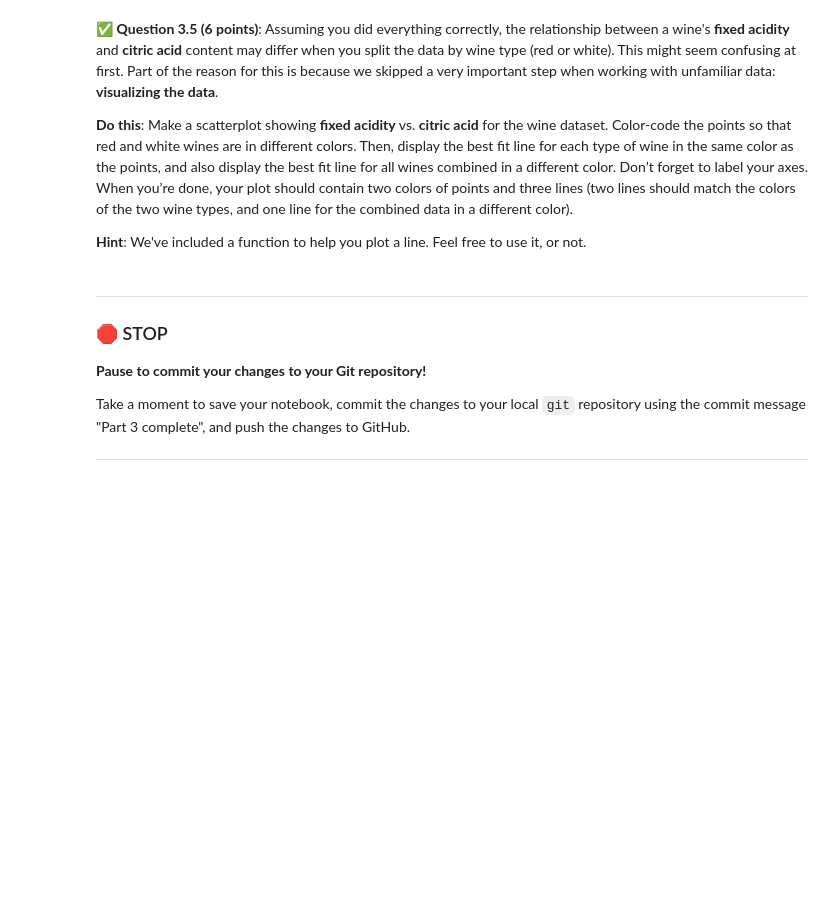
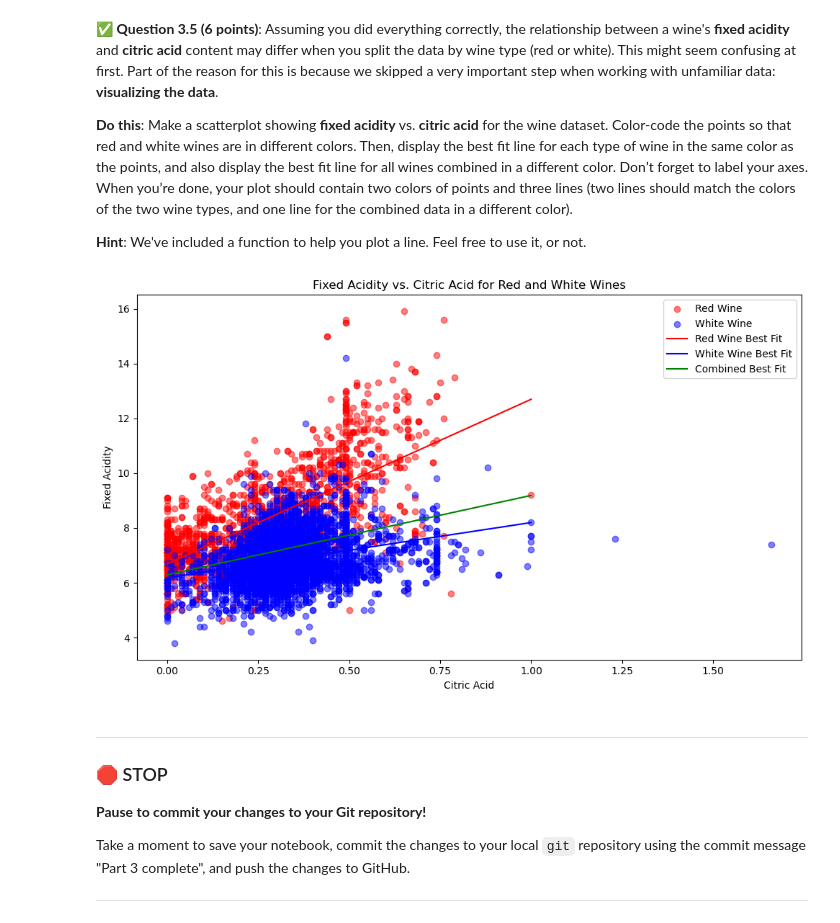
Before and after one commit to ray-singh/CMSE202-f24-turnin, a Jupyter notebook: hw-03/HW-03_Regression-STUDENT.ipynb, the cells around one changed output. Saved outputs shown, nothing was run; the diff lists cells and outputs as text; code cells hidden in the pictures; blank space fills up the shorter version.

```diff
--- a/hw-03/HW-03_Regression-STUDENT.ipynb
+++ b/hw-03/HW-03_Regression-STUDENT.ipynb
@@ -190,0 +216,6 @@ For this problem, make sure that you’re using the entire wine dataset, not jus
+# %%
+X_red = red_wine["citric acid"]
+y_red = red_wine["fixed acidity"]
+X_red = sm.add_constant(X_red)
+ols_model_red = sm.OLS(y_red, X_red).fit()
+print(ols_model_red.summary())
@@ -194,0 +242,7 @@ For this problem, make sure that you’re using the entire wine dataset, not jus
+# %%
+X_white = white_wine["citric acid"]
+y_white = white_wine["fixed acidity"]
+X_white = sm.add_constant(X_white)
+
+ols_model_white = sm.OLS(y_white, X_white).fit()
+print(ols_model_white.summary())
@@ -220,3 +285,40 @@ def plot_line(slope, intercept, xmin, xmax, color):
+# %%
+# Put your code here
+
+import matplotlib.pyplot as plt
+import numpy as np
+def plot_line(slope, intercept, xmin, xmax, color):
+    xline = np.array([xmin,xmax])
+    yline = slope*xline+intercept
+    plt.plot(xline,yline,color)
+
+slope_red = ols_model_red.params['citric acid']
+intercept_red = ols_model_red.params['const']
+slope_white = ols_model_white.params['citric acid']
+intercept_white = ols_model_white.params['const']
+
+slope_combined = ols_model.params['citric acid']
+intercept_combined = ols_model.params['const']
+
+plt.figure(figsize=(10, 6))
+plt.scatter(red_wine['citric acid'], red_wine['fixed acidity'], color='red', alpha=0.5, label='Red Wine')
+plt.scatter(white_wine['citric acid'], white_wine['fixed acidity'], color='blue', alpha=0.5, label='White Wine')
+plot_line(slope_red, intercept_red, 0, 1, 'red')
+plot_line(slope_white, intercept_white, 0, 1, 'blue')
+plot_line(slope_combined, intercept_combined, 0, 1, 'green')
+
+plt.plot([], [], color='red', label='Red Wine Best Fit')
+plt.plot([], [], color='blue', label='White Wine Best Fit')
+plt.plot([], [], color='green', label='Combined Best Fit')
+
+plt.xlabel('Citric Acid')
+plt.ylabel('Fixed Acidity')
+plt.title('Fixed Acidity vs. Citric Acid for Red and White Wines')
+plt.legend()
+plt.tight_layout()
+plt.show()
+# %% [output]
+[figure, added]
 # %% [markdown]
 ---
 ### &#128721; STOP
```
Also changed, not shown: parts of 11 cells of this notebook.
